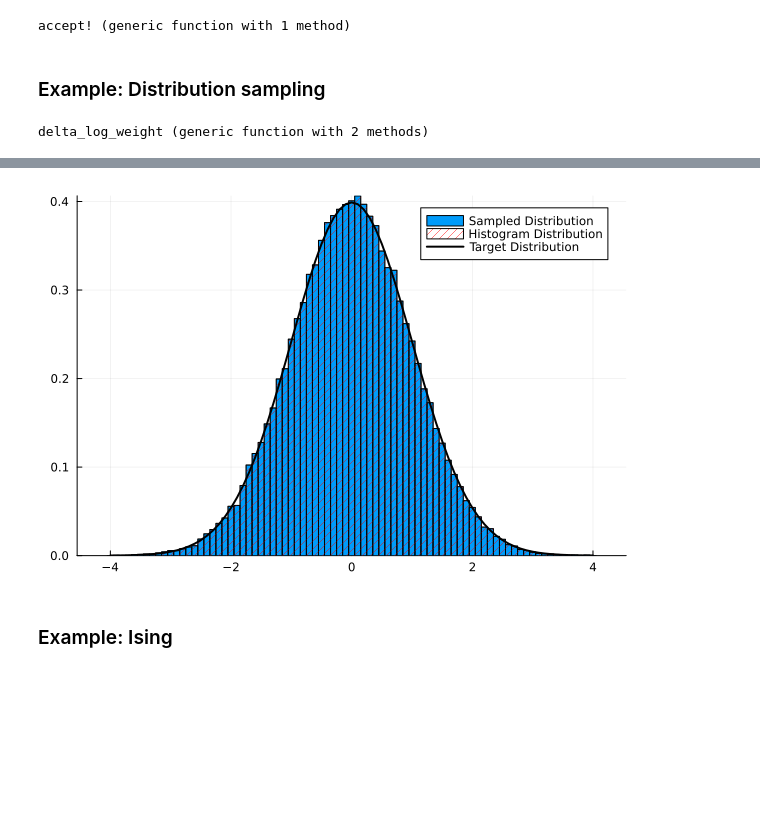
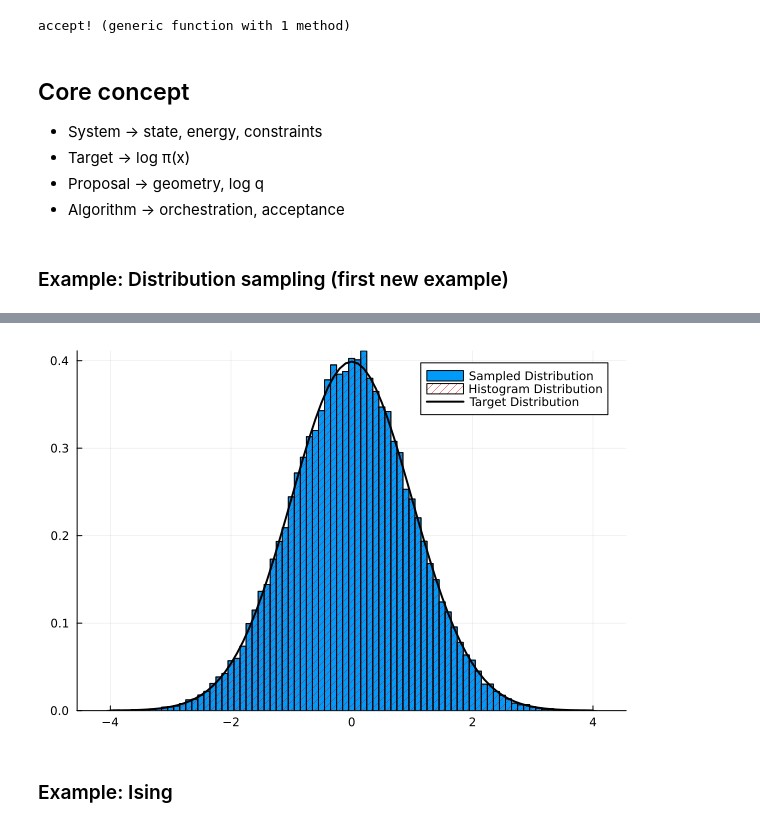
Before and after one commit to zierenberg/MonteCarloX.jl, a Jupyter notebook: examples/api.ipynb, the cells around one changed output, grey strips where cells are left out. Saved outputs shown, nothing was run; the diff lists cells and outputs as text; code cells hidden in the pictures; blank space fills up the shorter version.

```diff
--- a/examples/api.ipynb
+++ b/examples/api.ipynb
@@ -81,3 +133,9 @@ end
 end
 # %% [output]
 accept! (generic function with 1 method)
+# %% [markdown]
+## Core concept
+- System     → state, energy, constraints
+- Target     → log π(x)
+- Proposal   → geometry, log q
+- Algorithm  → orchestration, acceptance
@@ -84,9 +241,13 @@ accept! (generic function with 1 method)
 # %% [markdown]
-### Example: Distribution sampling
+### Example: Distribution sampling (first new example)
 # %%
-mutable struct Distribution{F} <: AbstractSystem where F
+mutable struct Distribution{F} <: AbstractEnsemble where F
+    logpdf :: F
+end
+log_weight(dist::Distribution, x) = dist.logpdf(x)
+
+mutable struct State <: AbstractSystem
     x :: Any
-    logpdf :: F
 end
 
 mutable struct DistributionSampling <: AbstractImportanceSampling
@@ -95,22 +256,31 @@ mutable struct DistributionSampling <: AbstractImportanceSampling
     accepted :: Int
     DistributionSampling(rng::AbstractRNG) = new(rng, 0, 0)
 end
-delta_log_weight(alg::DistributionSampling, sys::Distribution, dx) = sys.logpdf(sys.x + dx) - sys.logpdf(sys.x)
-# %% [output]
-delta_log_weight (generic function with 2 methods)
 # %%
 using Random
-sys = Distribution(0.0, x -> -x^2/2.0)
+ens = Distribution(x -> -x^2/2.0)  # <- can be done but no need! i.e. flexibility!
+@inline function log_weight(x)
+    return -x^2/2.0
+end
+sys = State(0.0)
 alg = DistributionSampling(MersenneTwister(42))
 
-# needs to be defined for each system + algorithm pair
-function update!(sys, alg)
+# function update!(sys, alg, ens)
+#     dx = randn(alg.rng) # proposal step
+#     logR = log_weight(ens, sys.x + dx) - log_weight(ens, sys.x)
+#     if accept!(alg, logR)
+#         sys.x += dx
+#     end
+# end
+# update!(sys) = update!(sys, alg, ens)
+function update!(sys::State, alg::DistributionSampling)
     dx = randn(alg.rng) # proposal step
-    if accept!(alg, sys, dx) # old state is stored in sys for this example
+    logR = log_weight(sys.x + dx) - log_weight(sys.x)
+    if accept!(alg, logR)
         sys.x += dx
     end
 end
-update!(sys) = update!(sys, alg)
+update!(sys, alg)
 
 bins = collect(-4.05:0.1:4.05)
 measurements = Measurements([
@@ -141,4 +311,4 @@ Acceptance rate: 0.7048451548451549
-[figure, old version]
+[figure, new version]
 # %% [markdown]
 ### Example: Ising
 # %%
```
Also changed, not shown: parts of 17 cells of this notebook.
